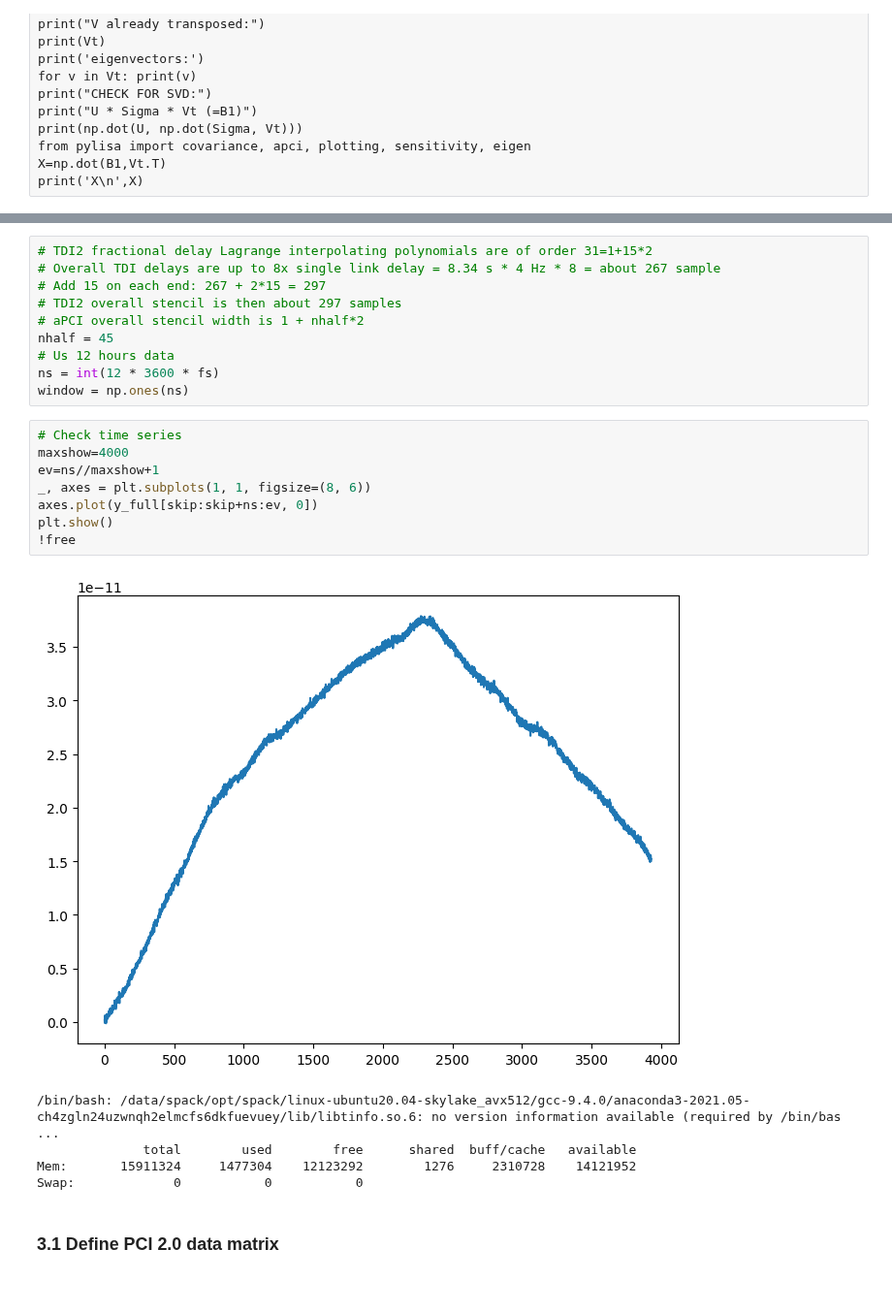
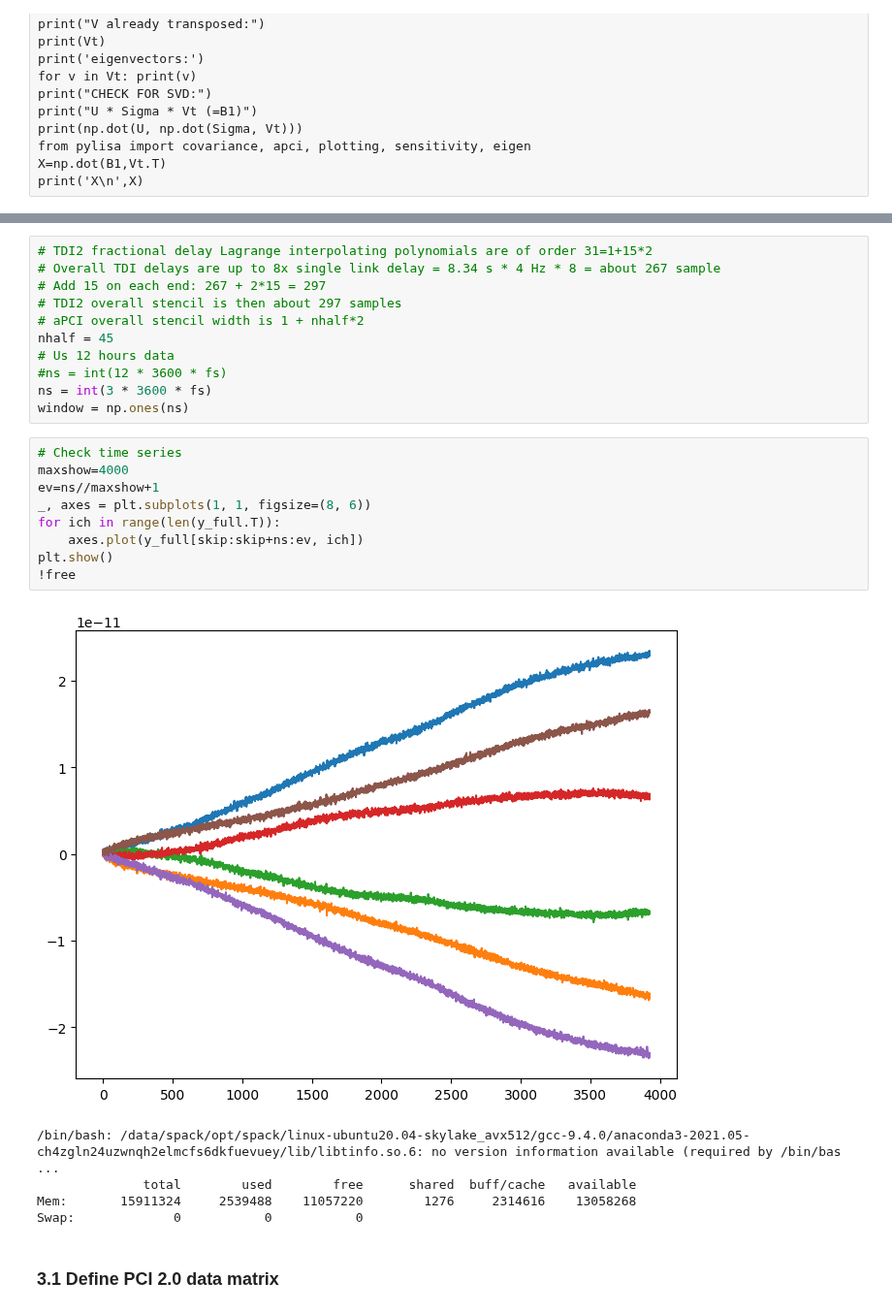
Before and after one commit to eleonoracastelli/pcipy, a Jupyter notebook: notebooks/structured-dev-from-pylisa.ipynb, the cells around one changed output, grey strips where cells are left out. Shown at 97% size. Saved outputs shown, nothing was run; the diff lists cells and outputs as text.

```diff
--- a/notebooks/structured-dev-from-pylisa.ipynb
+++ b/notebooks/structured-dev-from-pylisa.ipynb
@@ -638,21 +638,23 @@ def covariance_by_link_psd_model(pci,freqs,s_n,n_components=None):
 # aPCI overall stencil width is 1 + nhalf*2
 nhalf = 45
 # Us 12 hours data
-ns = int(12 * 3600 * fs)
+#ns = int(12 * 3600 * fs)
+ns = int(3 * 3600 * fs)
 window = np.ones(ns)
 # %%
 # Check time series
 maxshow=4000
 ev=ns//maxshow+1
 _, axes = plt.subplots(1, 1, figsize=(8, 6))
-axes.plot(y_full[skip:skip+ns:ev, 0])
+for ich in range(len(y_full.T)):
+    axes.plot(y_full[skip:skip+ns:ev, ich])
 plt.show()
 !free
 # %% [output]
-[figure, old version]
+[figure, new version]
 /bin/bash: /data/spack/opt/spack/linux-ubuntu20.04-skylake_avx512/gcc-9.4.0/anaconda3-2021.05-ch4zgln24uzwnqh2elmcfs6dkfuevuey/lib/libtinfo.so.6: no version information available (required by /bin/bas ...
               total        used        free      shared  buff/cache   available
-Mem:       15911324     1477304    12123292        1276     2310728    14121952
+Mem:       15911324     2539488    11057220        1276     2314616    13058268
 Swap:             0           0           0
 # %% [markdown]
 ### 3.1 Define PCI 2.0 data matrix
```
Also changed, not shown: parts of 19 cells of this notebook, 4 other files.
